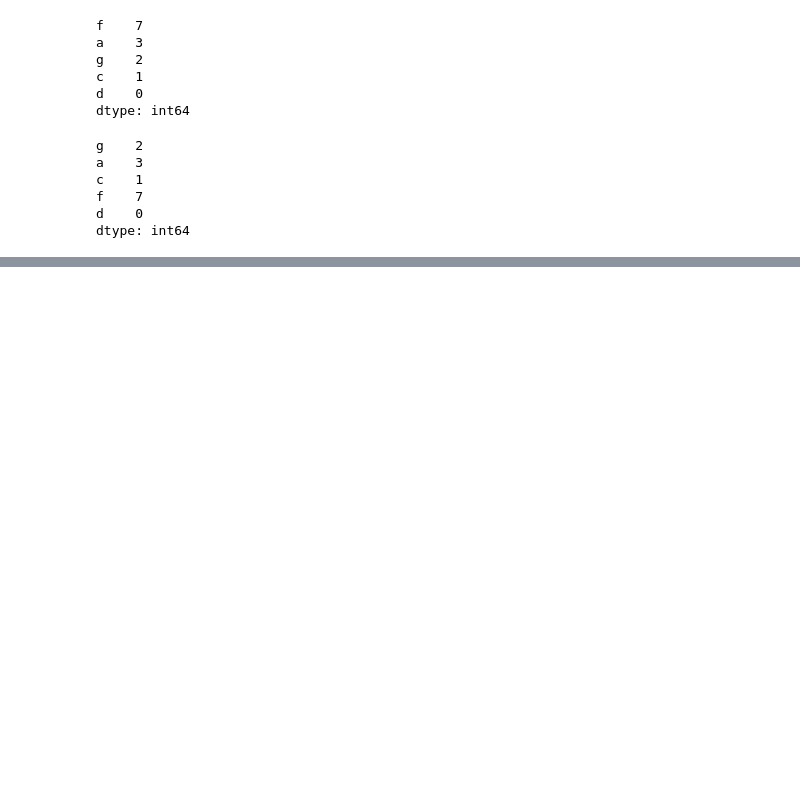
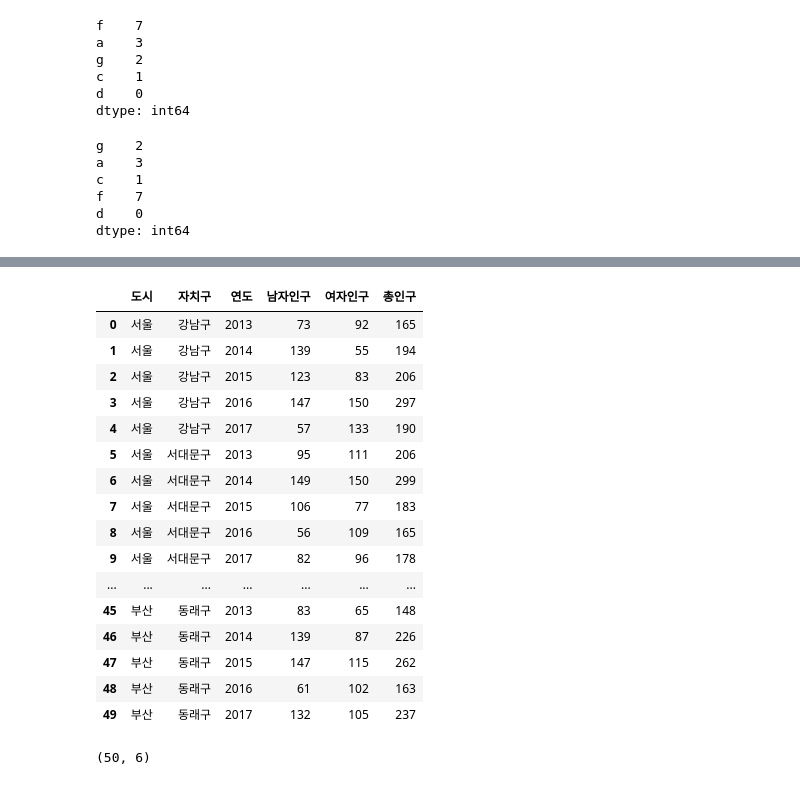
Before and after one commit to jjjjjjji-hun/python-basic, a Jupyter notebook: 팬더스/팬더스_data wrangling.ipynb, the cells around one changed output, grey strips where cells are left out. Cells and saved outputs as stored; diff of their text form; code cells hidden in the pictures; blank space fills up the shorter version.

```diff
--- a/팬더스/팬더스_data wrangling.ipynb
+++ b/팬더스/팬더스_data wrangling.ipynb
@@ -640,0 +1170,29 @@ df1.sort_values(axis=1, by='e', ascending=False)
+# %%
+# 엑셀 데이터 적재
+# Os error -> engine='python'
+# Unicode, Encoding -> encoding='utf-8' or 'cp949' or 'utf-16'
+data = pd.read_excel('data/인구수예제.xlsx')
+data
+# %% [output]
+|  | 도시 | 자치구 | 연도 | 남자인구 | 여자인구 | 총인구 |
+| 0 | 서울 | 강남구 | 2013 | 73 | 92 | 165 |
+| 1 | 서울 | 강남구 | 2014 | 139 | 55 | 194 |
+| 2 | 서울 | 강남구 | 2015 | 123 | 83 | 206 |
+| 3 | 서울 | 강남구 | 2016 | 147 | 150 | 297 |
+| 4 | 서울 | 강남구 | 2017 | 57 | 133 | 190 |
+| 5 | 서울 | 서대문구 | 2013 | 95 | 111 | 206 |
+| 6 | 서울 | 서대문구 | 2014 | 149 | 150 | 299 |
+| 7 | 서울 | 서대문구 | 2015 | 106 | 77 | 183 |
+| 8 | 서울 | 서대문구 | 2016 | 56 | 109 | 165 |
+| 9 | 서울 | 서대문구 | 2017 | 82 | 96 | 178 |
+| ... | ... | ... | ... | ... | ... | ... |
+| 45 | 부산 | 동래구 | 2013 | 83 | 65 | 148 |
+| 46 | 부산 | 동래구 | 2014 | 139 | 87 | 226 |
+| 47 | 부산 | 동래구 | 2015 | 147 | 115 | 262 |
+| 48 | 부산 | 동래구 | 2016 | 61 | 102 | 163 |
+| 49 | 부산 | 동래구 | 2017 | 132 | 105 | 237 |
+# %%
+# 데이터 구조 확인
+data.shape
+# %% [output]
+(50, 6)
```
Also changed, not shown: parts of 76 cells of this notebook, 1 other file.
